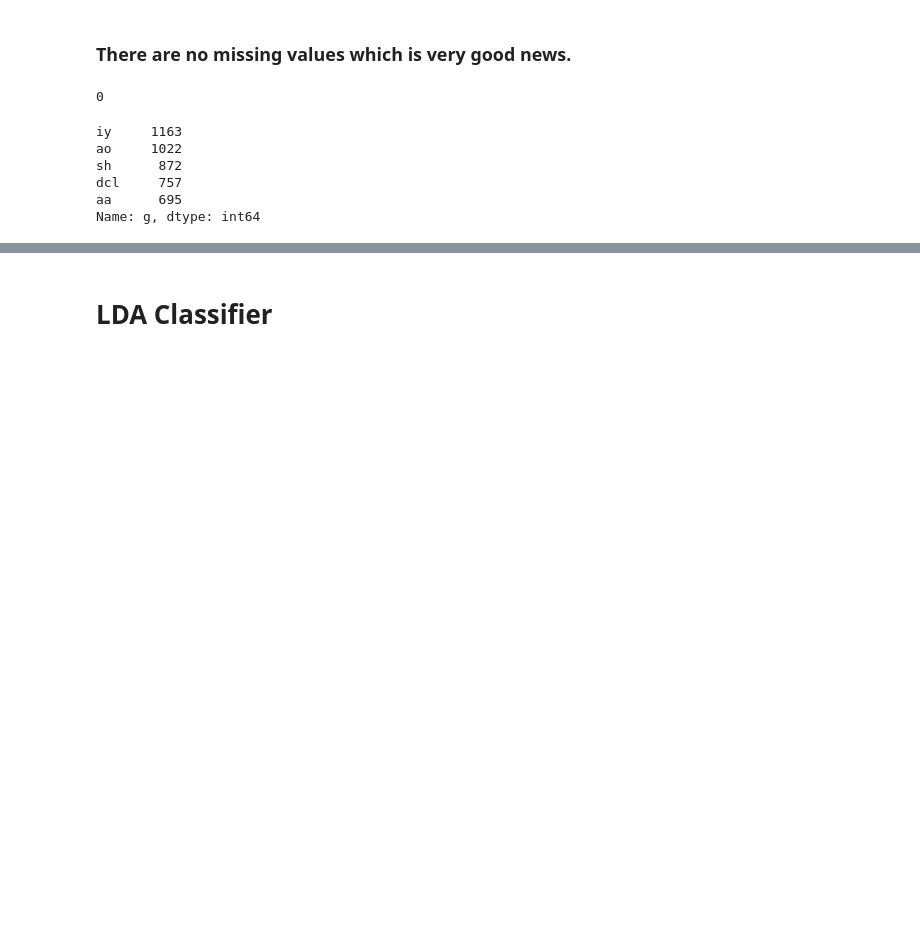
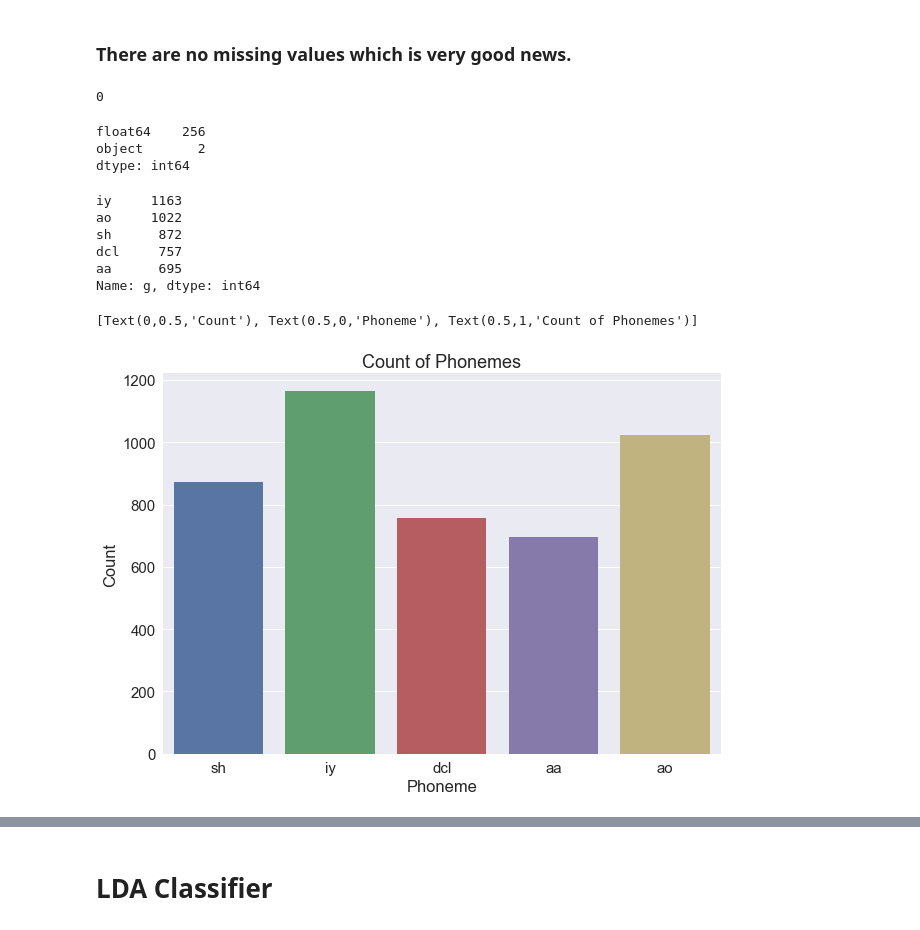
Before and after one commit to Andrew-Carl/CFSB-Coding-Challenge, a Jupyter notebook: CFSB.ipynb, the cells around one changed output, grey strips where cells are left out. Cells and saved outputs as stored; diff of their text form; code cells hidden in the pictures; blank space fills up the shorter version.

```diff
--- a/CFSB.ipynb
+++ b/CFSB.ipynb
@@ -115,5 +132,13 @@ dtype: int64
 df.isnull().sum().sum()
 # %% [output]
 0
+# %%
+# Check data types to make sure all numerical values are indeed floats.
+# There should only be 2 objects (phenome and speaker).
+df.dtypes.value_counts()
+# %% [output]
+float64    256
+object       2
+dtype: int64
 # %%
 # View the breakdown/count of phenomes.
@@ -126,6 +151,23 @@ sh      872
 dcl     757
 aa      695
 Name: g, dtype: int64
+# %%
+# Graph of the total counts of Phonemes.
+flatui = ["#9b59b6", "#3498db", "#95a5a6", "#e74c3c", "#34495e"]
+
+
+plt.figure(figsize=(10,7))
+plt.rcParams['axes.labelsize'] = 15
+plt.rcParams['axes.titlesize'] = 15
+sns.set(font_scale=1.5)
+sns.color_palette(flatui)
+ax = sns.countplot(x="g", data=df)
+ax.set(ylabel='Count',
+       xlabel='Phoneme',
+       title='Count of Phonemes')
+# %% [output]
+[Text(0,0.5,'Count'), Text(0.5,0,'Phoneme'), Text(0.5,1,'Count of Phonemes')]
+[figure, added]
 # %%
 #correlation heatmap
 corrmap = df.corr()
```
Also changed, not shown: parts of 29 cells of this notebook.
